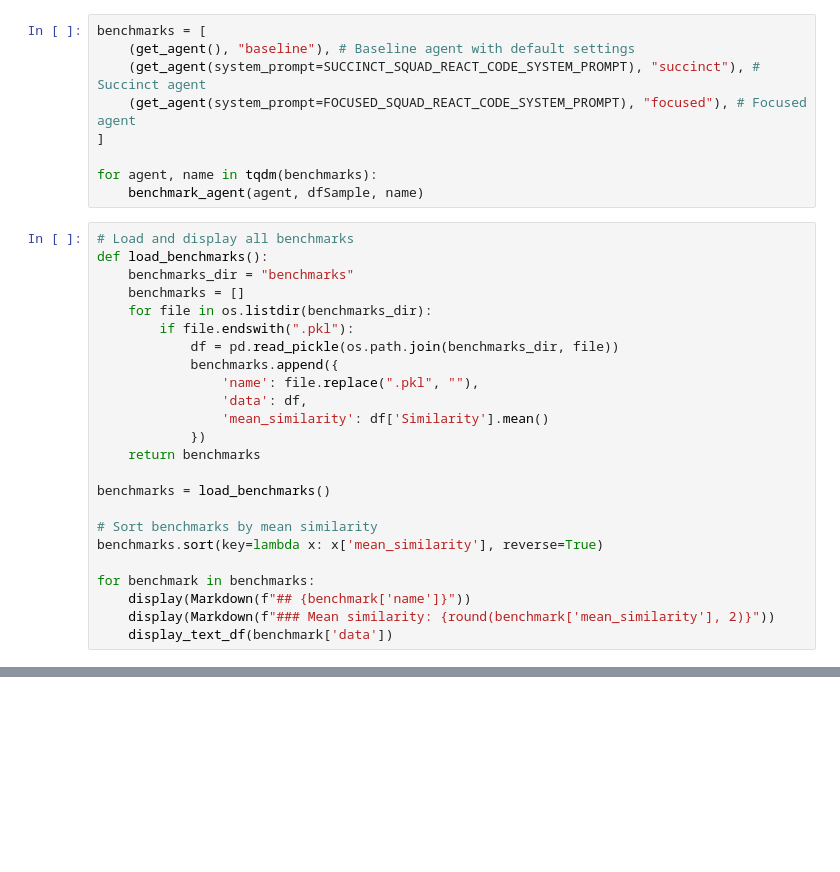
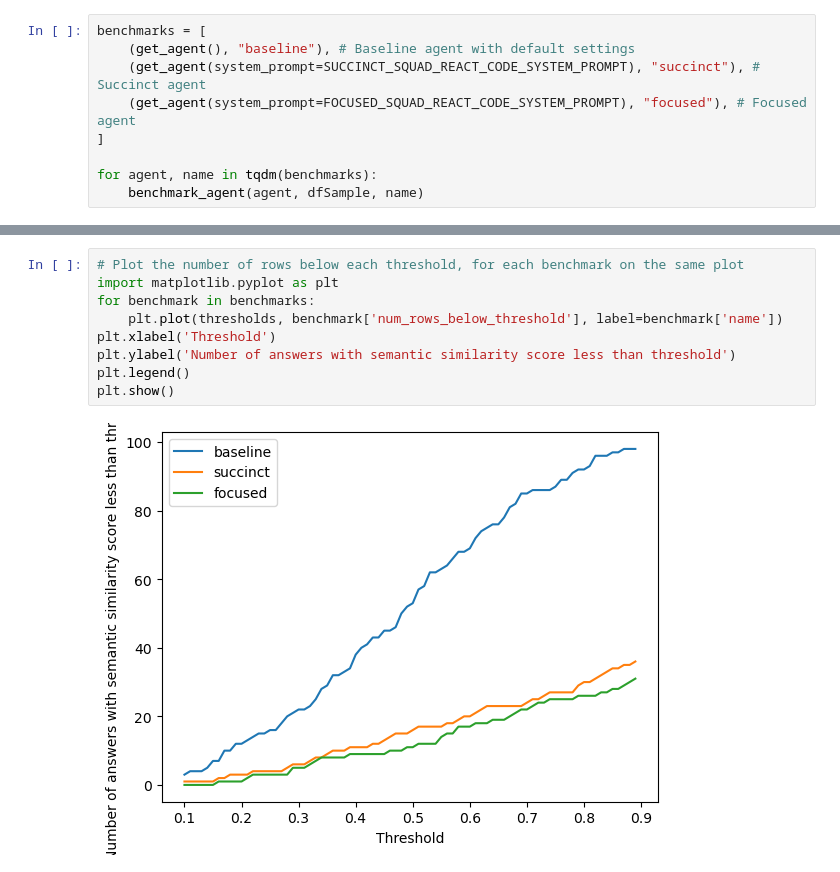
Before and after one commit to kurisu/SQuAD_Agent_Experiment, a Jupyter notebook: benchmarking.ipynb, the cells around one changed output, grey strips where cells are left out. Saved outputs shown, nothing was run; the diff lists cells and outputs as text; blank space fills up the shorter version.

```diff
--- a/benchmarking.ipynb
+++ b/benchmarking.ipynb
@@ -192,27 +218,3 @@ benchmarks = [
 
 for agent, name in tqdm(benchmarks):
     benchmark_agent(agent, dfSample, name)
-# %%
-# Load and display all benchmarks
-def load_benchmarks():
-    benchmarks_dir = "benchmarks"
-    benchmarks = []
-    for file in os.listdir(benchmarks_dir):
-        if file.endswith(".pkl"):
-            df = pd.read_pickle(os.path.join(benchmarks_dir, file))
-            benchmarks.append({
-                'name': file.replace(".pkl", ""),
-                'data': df,
-                'mean_similarity': df['Similarity'].mean()
-            })
-    return benchmarks
-
-benchmarks = load_benchmarks()
-
-# Sort benchmarks by mean similarity
-benchmarks.sort(key=lambda x: x['mean_similarity'], reverse=True)
-
-for benchmark in benchmarks:
-    display(Markdown(f"## {benchmark['name']}"))
-    display(Markdown(f"### Mean similarity: {round(benchmark['mean_similarity'], 2)}"))
-    display_text_df(benchmark['data'])
@@ -258,0 +284,11 @@ for benchmark in benchmarks:
+# %%
+# Plot the number of rows below each threshold, for each benchmark on the same plot
+import matplotlib.pyplot as plt
+for benchmark in benchmarks:
+    plt.plot(thresholds, benchmark['num_rows_below_threshold'], label=benchmark['name'])
+plt.xlabel('Threshold')
+plt.ylabel('Number of answers with semantic similarity score less than threshold')
+plt.legend()
+plt.show()
+# %% [output]
+[figure, added]
```
Also changed, not shown: parts of 12 cells of this notebook, 6 other files.
